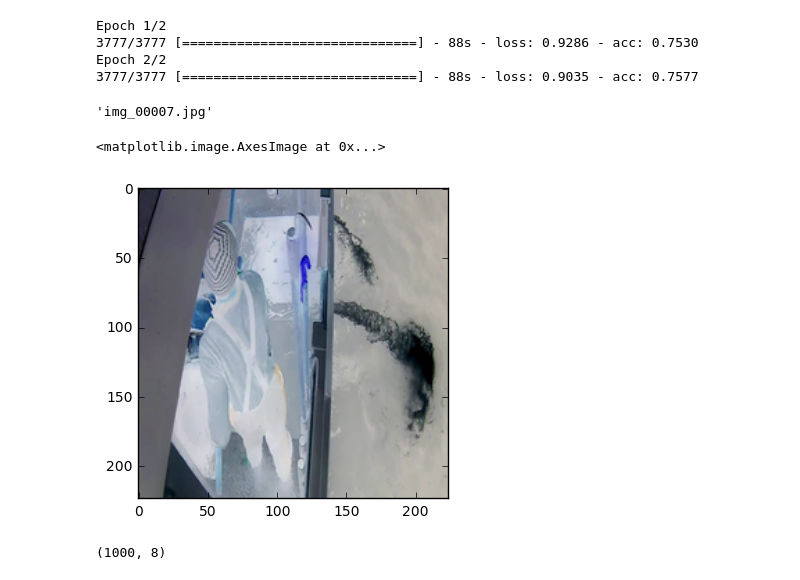
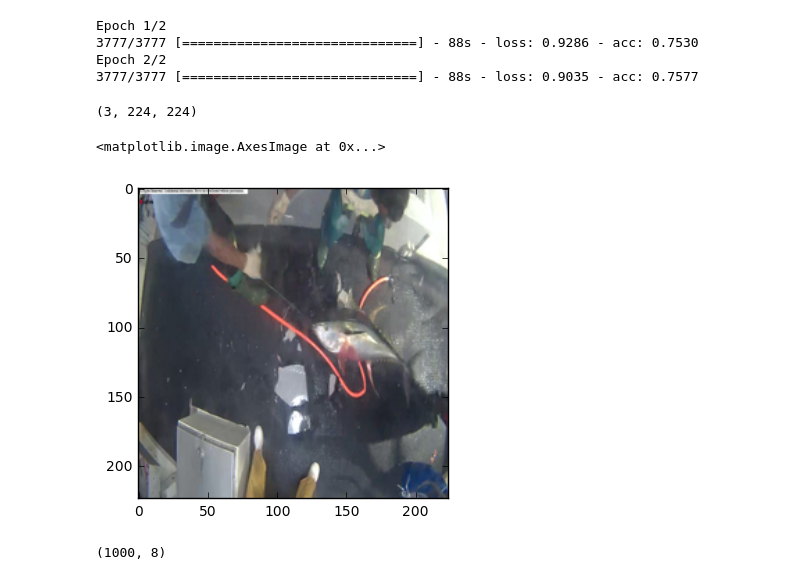
Before and after one commit to jpatdalton/fish, a Jupyter notebook: scripts/starter.ipynb, the cells around one changed output. Drawn from its saved outputs; the diff is of its cells as text; code cells hidden in the pictures.

```diff
--- a/scripts/starter.ipynb
+++ b/scripts/starter.ipynb
@@ -349,15 +776,15 @@ Epoch 2/2
 3777/3777 [==============================] - 88s - loss: 0.9035 - acc: 0.7577
 # %%
 test_X, ids = load_test()
-# %%
-ids[1]
-# %% [output]
-'img_00007.jpg'
+# %%
+test_X[0].astype(np.uint8)
+# %% [output]
+(3, 224, 224)
 # %%
-plt.imshow(test_X[5].reshape((224,224,3)))
+plt.imshow(test_X[1].astype(np.uint8).reshape((224,224,3)))
 # %% [output]
 <matplotlib.image.AxesImage at 0x...>
-[figure, old version]
+[figure, new version]
 # %%
 test_X -= np.mean(X_orig)
 test_X /= np.std(X_orig)
```
Also changed, not shown: parts of 42 cells of this notebook.
